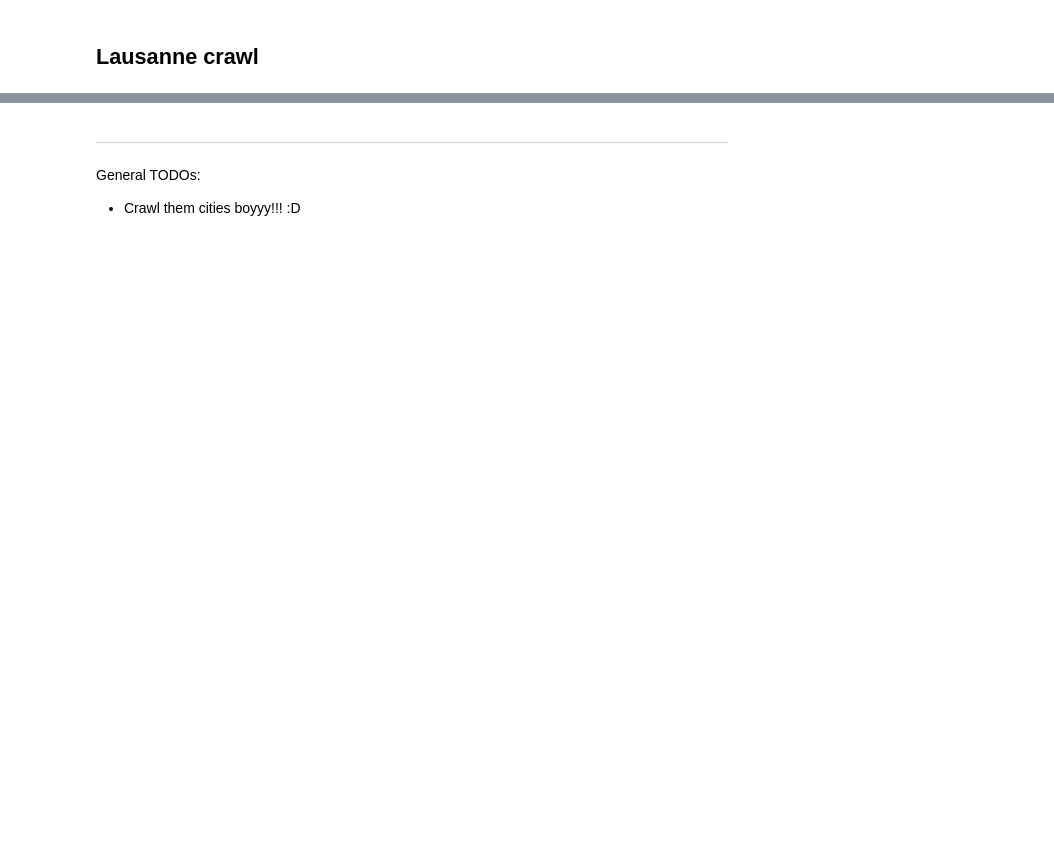
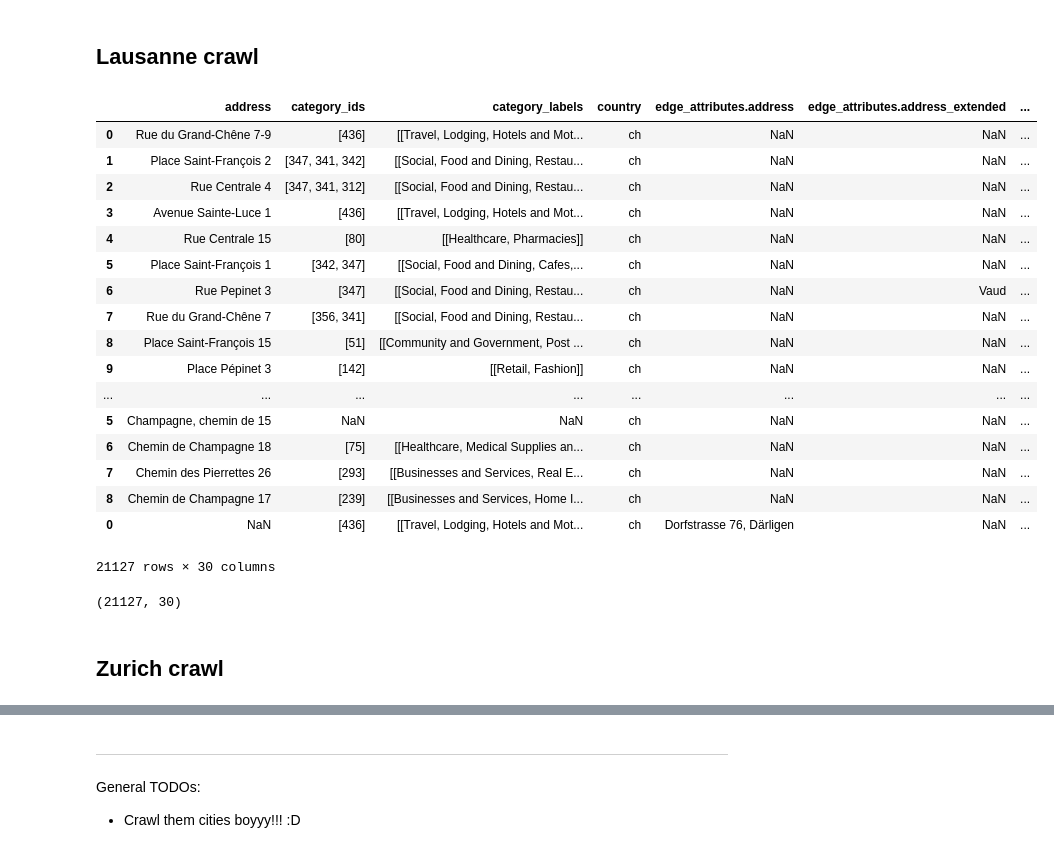
Before and after one commit to PaluchowskiMatthew/ADA-Orion, a Jupyter notebook: Factual API test.ipynb, the cells around one changed output, grey strips where cells are left out. Cells and saved outputs as stored; diff of their text form; code cells hidden in the pictures; blank space fills up the shorter version.

```diff
--- a/Factual API test.ipynb
+++ b/Factual API test.ipynb
@@ -506,0 +448,29 @@ crawled_lausanne_df, lausanne_new_coordinates_df = crawl_city('lausanne_crawled.
+# %%
+crawled_lausanne_df = pd.read_pickle('lausanne_crawled.pickle')
+crawled_lausanne_geo = gpd.GeoDataFrame(crawled_lausanne_df, geometry="geometry")
+crawled_lausanne_geo
+# %% [output]
+|  | address | category_ids | category_labels | country | edge_attributes.address | edge_attributes.address_extended | ... |
+| 0 | Rue du Grand-Chêne 7-9 | [436] | [[Travel, Lodging, Hotels and Mot... | ch | NaN | NaN | ... |
+| 1 | Place Saint-François 2 | [347, 341, 342] | [[Social, Food and Dining, Restau... | ch | NaN | NaN | ... |
+| 2 | Rue Centrale 4 | [347, 341, 312] | [[Social, Food and Dining, Restau... | ch | NaN | NaN | ... |
+| 3 | Avenue Sainte-Luce 1 | [436] | [[Travel, Lodging, Hotels and Mot... | ch | NaN | NaN | ... |
+| 4 | Rue Centrale 15 | [80] | [[Healthcare, Pharmacies]] | ch | NaN | NaN | ... |
+| 5 | Place Saint-François 1 | [342, 347] | [[Social, Food and Dining, Cafes,... | ch | NaN | NaN | ... |
+| 6 | Rue Pepinet 3 | [347] | [[Social, Food and Dining, Restau... | ch | NaN | Vaud | ... |
+| 7 | Rue du Grand-Chêne 7 | [356, 341] | [[Social, Food and Dining, Restau... | ch | NaN | NaN | ... |
+| 8 | Place Saint-François 15 | [51] | [[Community and Government, Post ... | ch | NaN | NaN | ... |
+| 9 | Place Pépinet 3 | [142] | [[Retail, Fashion]] | ch | NaN | NaN | ... |
+| ... | ... | ... | ... | ... | ... | ... | ... |
+| 5 | Champagne, chemin de 15 | NaN | NaN | ch | NaN | NaN | ... |
+| 6 | Chemin de Champagne 18 | [75] | [[Healthcare, Medical Supplies an... | ch | NaN | NaN | ... |
+| 7 | Chemin des Pierrettes 26 | [293] | [[Businesses and Services, Real E... | ch | NaN | NaN | ... |
+| 8 | Chemin de Champagne 17 | [239] | [[Businesses and Services, Home I... | ch | NaN | NaN | ... |
+| 0 | NaN | [436] | [[Travel, Lodging, Hotels and Mot... | ch | Dorfstrasse 76, Därligen | NaN | ... |
+21127 rows × 30 columns
+# %%
+crawled_lausanne_geo.shape
+# %% [output]
+(21127, 30)
+# %% [markdown]
+## Zurich crawl
```
Also changed, not shown: parts of 21 cells of this notebook, 14 other files.
